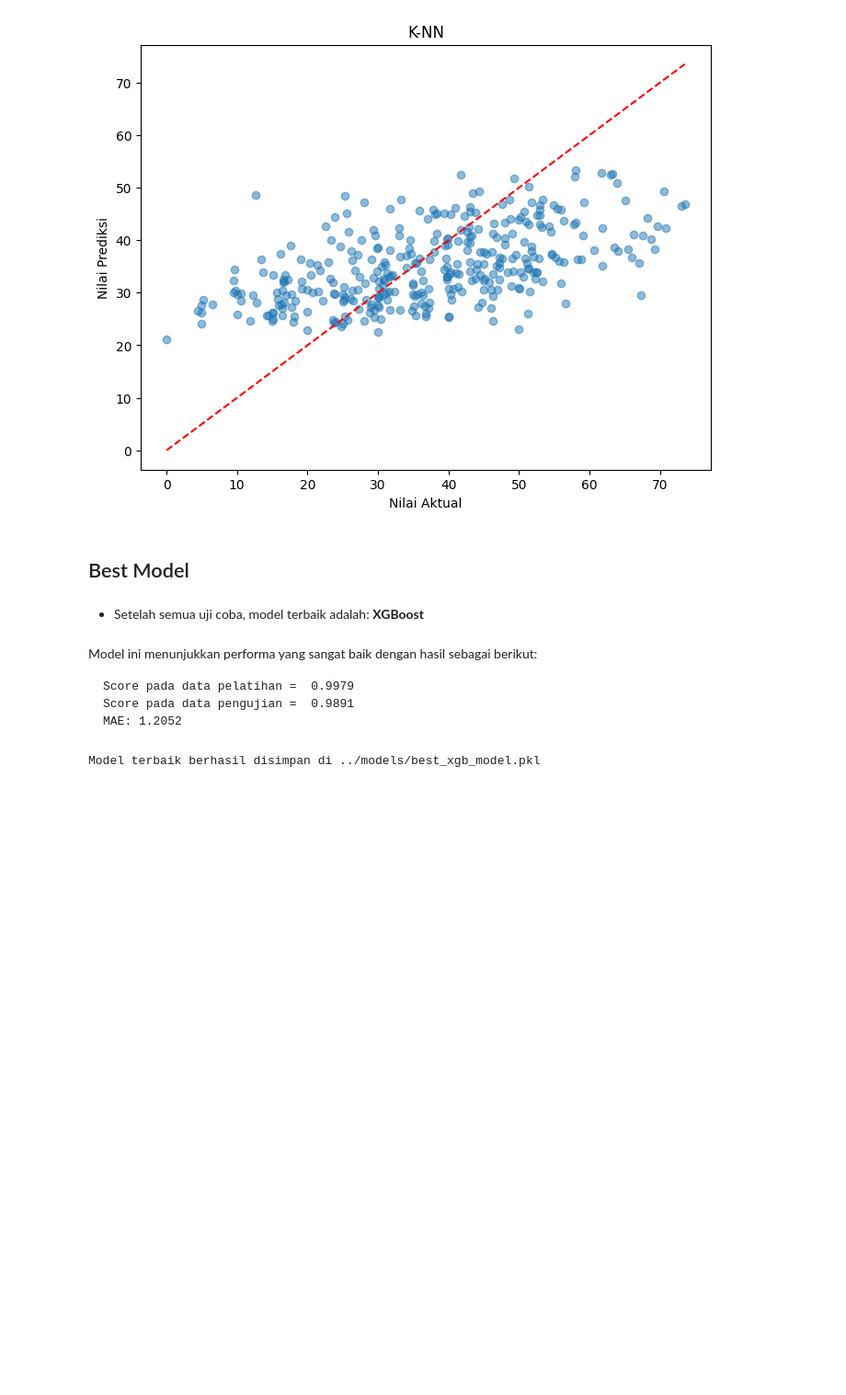
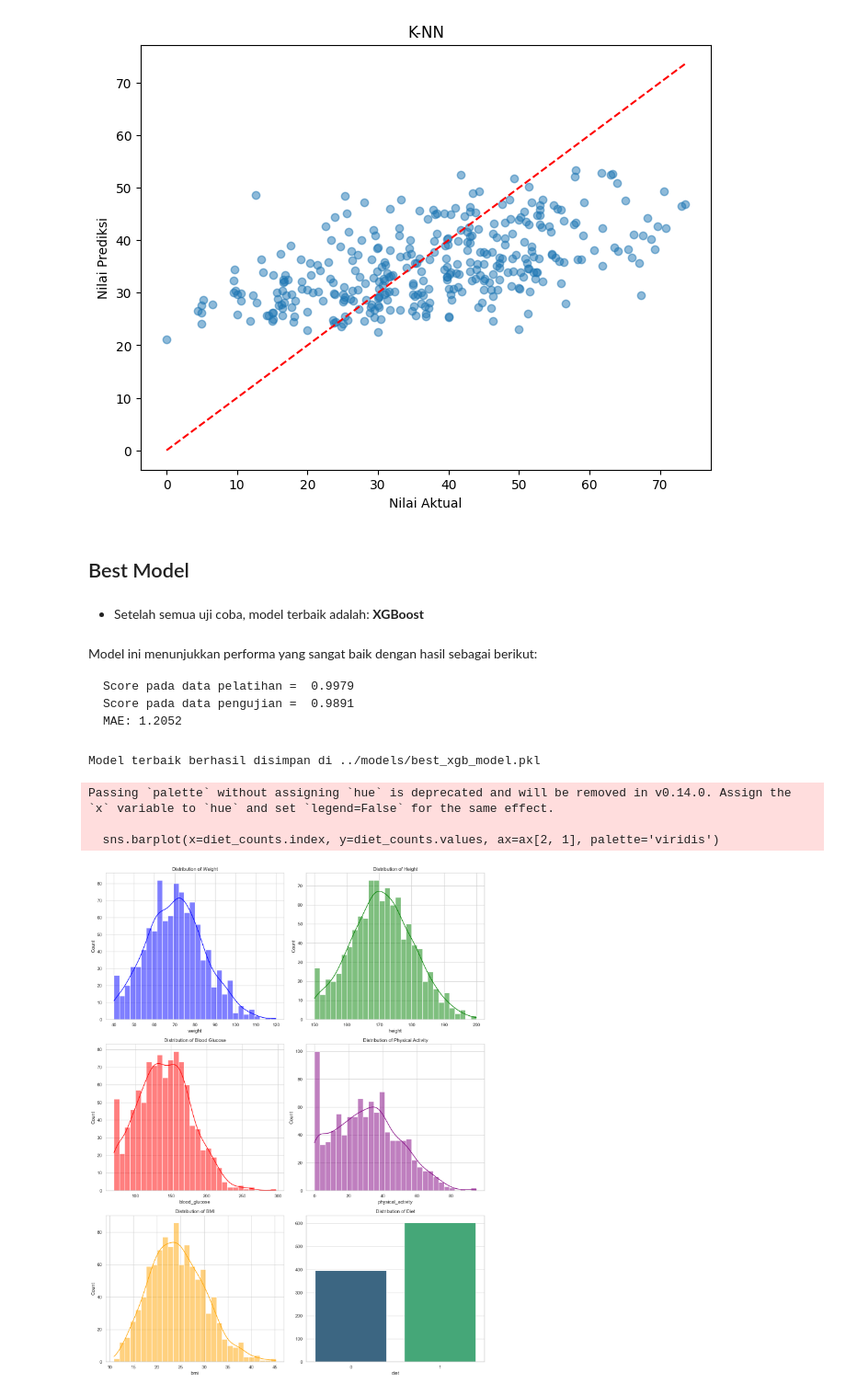
Before and after one commit to penoFahmi/Diabetes-Prediction, a Jupyter notebook: notebooks/diabetes-prediction-xgboost-r-99.ipynb, the cells around one changed output. Shown at 92% size. Drawn from its saved outputs; the diff is of its cells as text; code cells hidden in the pictures; blank space fills up the shorter version.

```diff
--- a/notebooks/diabetes-prediction-xgboost-r-99.ipynb
+++ b/notebooks/diabetes-prediction-xgboost-r-99.ipynb
@@ -458,3 +458,44 @@ with open(model_path, "wb") as file:
 print(f"Model terbaik berhasil disimpan di {model_path}")
 # %% [output]
 Model terbaik berhasil disimpan di ../models/best_xgb_model.pkl
+# %%
+import matplotlib.pyplot as plt
+import seaborn as sns
+
+# Setting the aesthetics for plots
+sns.set(style="whitegrid")
+
+# Create a figure to hold the plots
+fig, ax = plt.subplots(3, 2, figsize=(14, 18))
+
+# Plotting histograms for numerical variables from the dataset
+sns.histplot(data['weight'], bins=30, ax=ax[0, 0], kde=True, color='blue')
+ax[0, 0].set_title('Distribution of Weight')
+
+sns.histplot(data['height'], bins=30, ax=ax[0, 1], kde=True, color='green')
+ax[0, 1].set_title('Distribution of Height')
+
+sns.histplot(data['blood_glucose'], bins=30, ax=ax[1, 0], kde=True, color='red')
+ax[1, 0].set_title('Distribution of Blood Glucose')
+
+sns.histplot(data['physical_activity'], bins=30, ax=ax[1, 1], kde=True, color='purple')
+ax[1, 1].set_title('Distribution of Physical Activity')
+
+sns.histplot(data['bmi'], bins=30, ax=ax[2, 0], kde=True, color='orange')
+ax[2, 0].set_title('Distribution of BMI')
+
+# Plotting bar chart for categorical variables from the dataset
+diet_counts = data['diet'].value_counts()
+medication_adherence_counts = data['medication_adherence'].value_counts()
+
+sns.barplot(x=diet_counts.index, y=diet_counts.values, ax=ax[2, 1], palette='viridis')
+ax[2, 1].set_title('Distribution of Diet')
+
+# Adjust layout
+plt.tight_layout()
+plt.show()
+# %% [output]
+Passing `palette` without assigning `hue` is deprecated and will be removed in v0.14.0. Assign the `x` variable to `hue` and set `legend=False` for the same effect.
+
+  sns.barplot(x=diet_counts.index, y=diet_counts.values, ax=ax[2, 1], palette='viridis')
+[figure, added]
```
